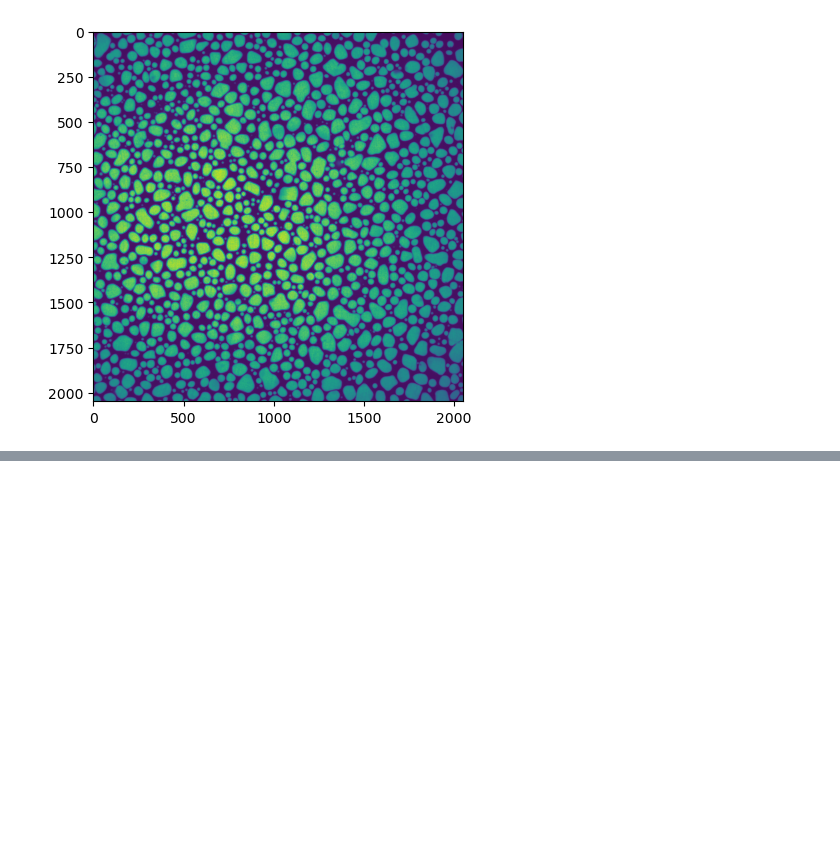
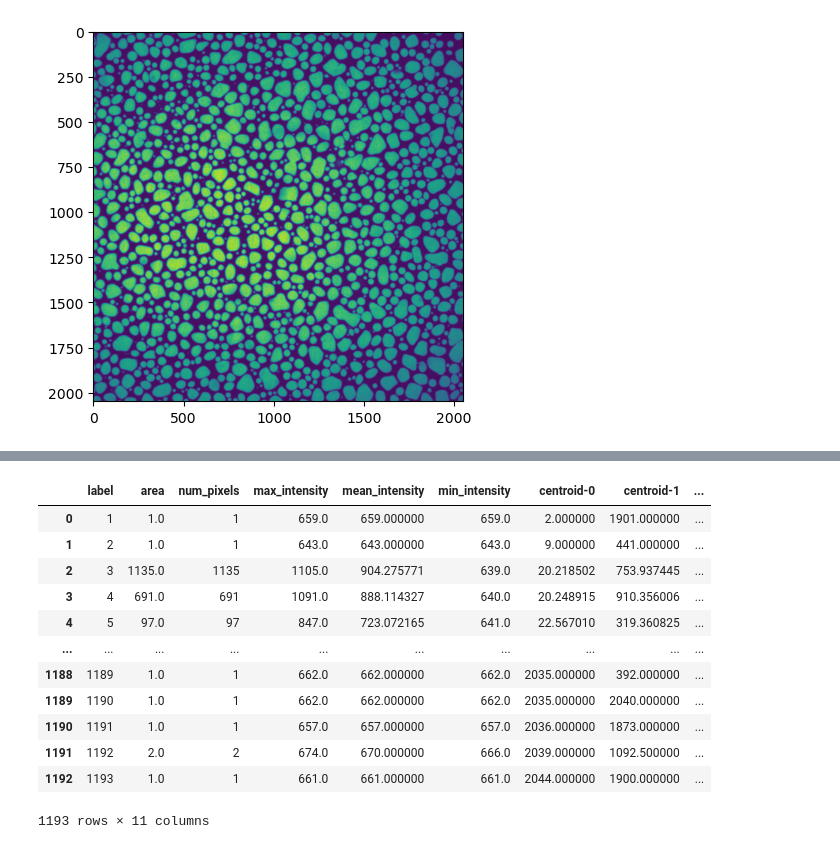
Before and after one commit to Gladfelter-Lab/condensate-analysis, a Jupyter notebook: notebooks/grace_test.ipynb, the cells around one changed output, grey strips where cells are left out. Drawn from its saved outputs; the diff is of its cells as text; code cells hidden in the pictures; blank space fills up the shorter version.

```diff
--- a/notebooks/grace_test.ipynb
+++ b/notebooks/grace_test.ipynb
@@ -23,0 +26,19 @@ plt.imshow(rgb_mask)
+# %%
+features = ['size', 'shape', 'intensity']
+feature_table = ca.featurize(img[1,10], mask, features)
+# %%
+feature_table
+# %% [output]
+|  | label | area | num_pixels | max_intensity | mean_intensity | min_intensity | centroid-0 | centroid-1 | ... |
+| 0 | 1 | 1.0 | 1 | 659.0 | 659.000000 | 659.0 | 2.000000 | 1901.000000 | ... |
+| 1 | 2 | 1.0 | 1 | 643.0 | 643.000000 | 643.0 | 9.000000 | 441.000000 | ... |
+| 2 | 3 | 1135.0 | 1135 | 1105.0 | 904.275771 | 639.0 | 20.218502 | 753.937445 | ... |
+| 3 | 4 | 691.0 | 691 | 1091.0 | 888.114327 | 640.0 | 20.248915 | 910.356006 | ... |
+| 4 | 5 | 97.0 | 97 | 847.0 | 723.072165 | 641.0 | 22.567010 | 319.360825 | ... |
+| ... | ... | ... | ... | ... | ... | ... | ... | ... | ... |
+| 1188 | 1189 | 1.0 | 1 | 662.0 | 662.000000 | 662.0 | 2035.000000 | 392.000000 | ... |
+| 1189 | 1190 | 1.0 | 1 | 662.0 | 662.000000 | 662.0 | 2035.000000 | 2040.000000 | ... |
+| 1190 | 1191 | 1.0 | 1 | 657.0 | 657.000000 | 657.0 | 2036.000000 | 1873.000000 | ... |
+| 1191 | 1192 | 2.0 | 2 | 674.0 | 670.000000 | 666.0 | 2039.000000 | 1092.500000 | ... |
+| 1192 | 1193 | 1.0 | 1 | 661.0 | 661.000000 | 661.0 | 2044.000000 | 1900.000000 | ... |
+1193 rows × 11 columns
```
Also changed, not shown: parts of 2 cells of this notebook, 1 other file.
